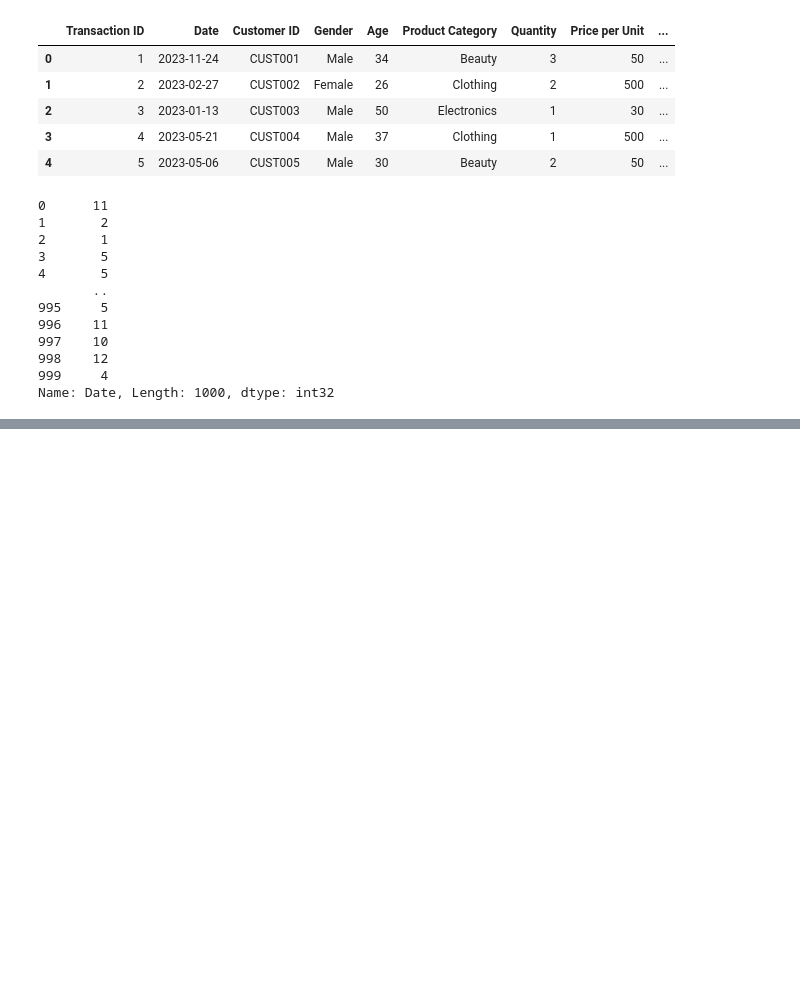
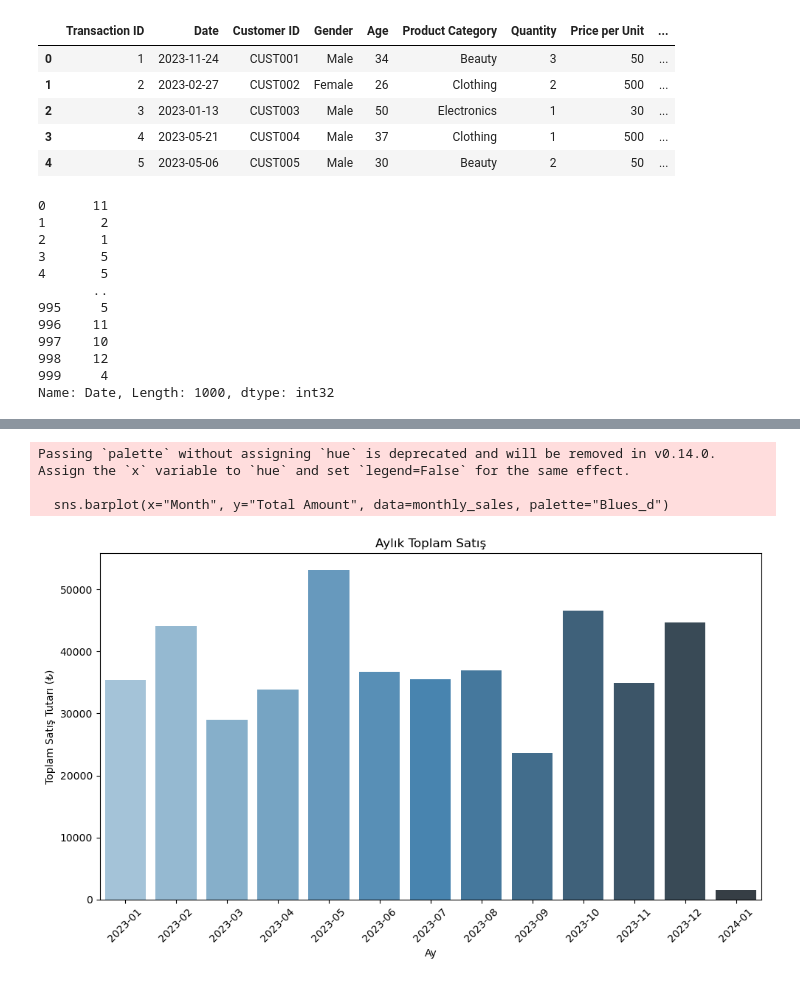
Before and after one commit to seymanurbakla/retail-sales-analysis, a Jupyter notebook: notebook/retail_sales_analysis.ipynb, the cells around one changed output, grey strips where cells are left out. Drawn from its saved outputs; the diff is of its cells as text; code cells hidden in the pictures; blank space fills up the shorter version.

```diff
--- a/notebook/retail_sales_analysis.ipynb
+++ b/notebook/retail_sales_analysis.ipynb
@@ -32,3 +32,7 @@ df["Date"].dt.month
 998    12
 999     4
 Name: Date, Length: 1000, dtype: int32
+# %%
+df['Gender'] = df['Gender'].astype('category')
+# %%
+df['Product Category'] = df['Product Category'].astype('category')
@@ -34,0 +58,18 @@ Name: Date, Length: 1000, dtype: int32
+# %%
+df["Month"] = df["Date"].dt.to_period("M").astype(str)
+# %%
+monthly_sales = df.groupby("Month")["Total Amount"].sum().reset_index()
+# %%
+plt.figure(figsize=(10, 6))
+sns.barplot(x="Month", y="Total Amount", data=monthly_sales, palette="Blues_d")
+plt.title("Aylık Toplam Satış")
+plt.xlabel("Ay")
+plt.ylabel("Toplam Satış Tutarı (₺)")
+plt.xticks(rotation=45)
+plt.tight_layout()
+plt.show()
+# %% [output]
+Passing `palette` without assigning `hue` is deprecated and will be removed in v0.14.0. Assign the `x` variable to `hue` and set `legend=False` for the same effect.
+
+  sns.barplot(x="Month", y="Total Amount", data=monthly_sales, palette="Blues_d")
+[figure, added]
```
Also changed, not shown: parts of 4 cells of this notebook.
